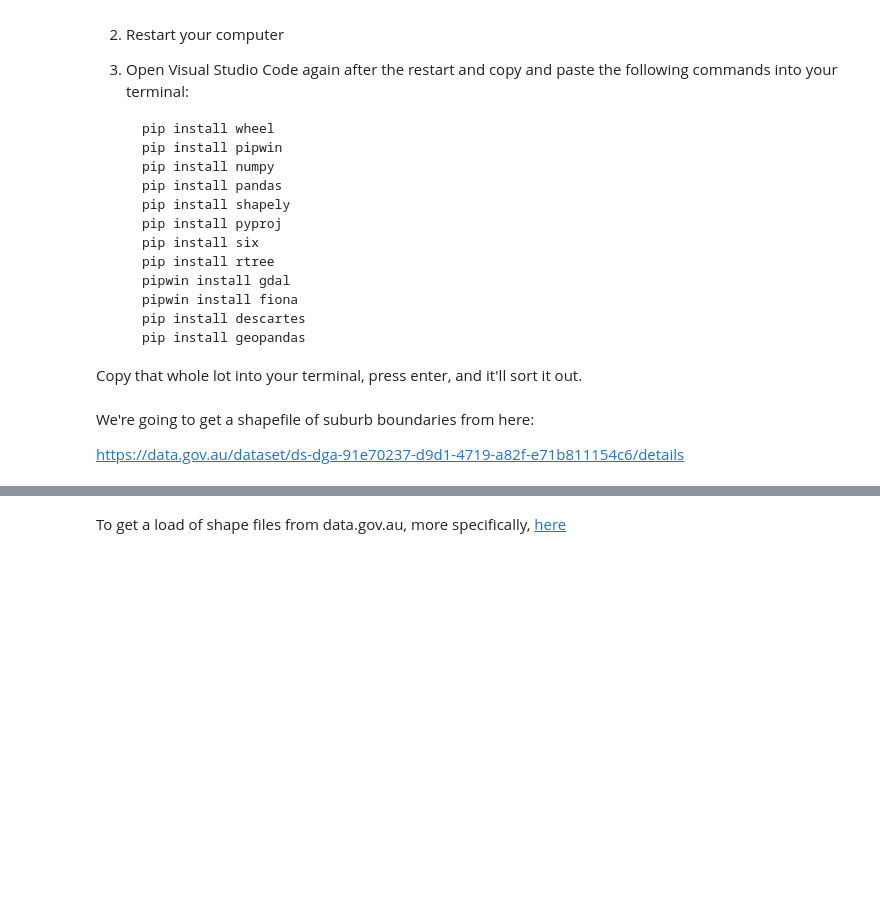
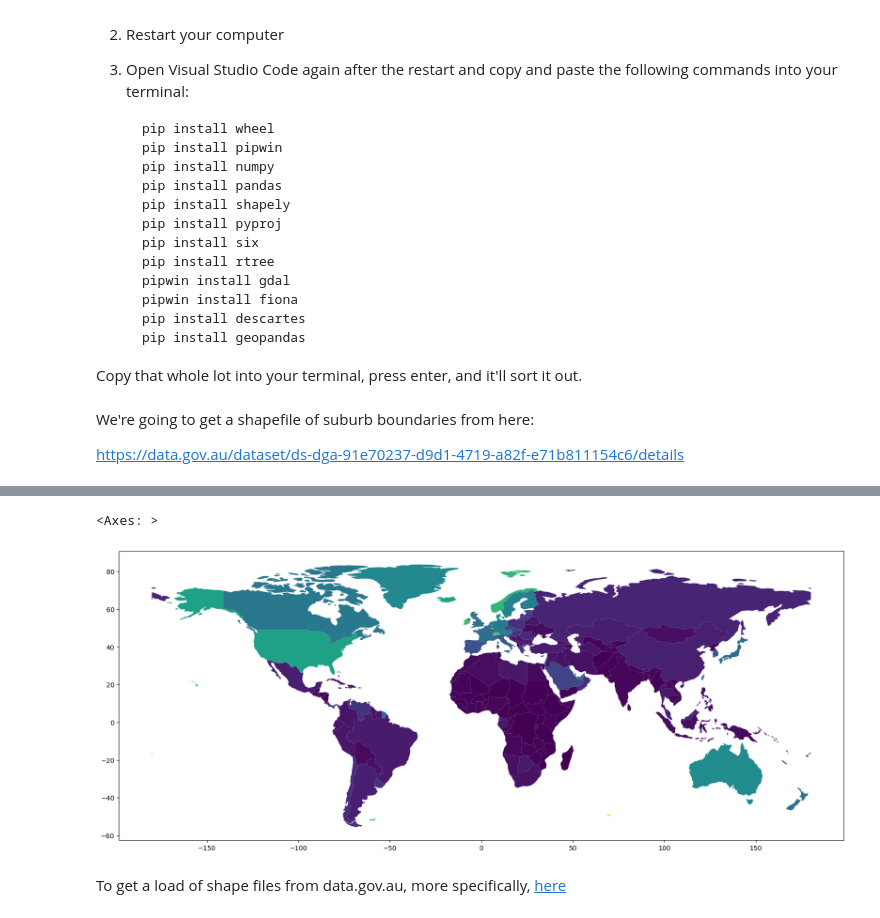
Before and after one commit to HongjunQian/data_project_2023, a Jupyter notebook: maps/edu-map.ipynb, the cells around one changed output, grey strips where cells are left out. Drawn from its saved outputs; the diff is of its cells as text; code cells hidden in the pictures; blank space fills up the shorter version.

```diff
--- a/maps/edu-map.ipynb
+++ b/maps/edu-map.ipynb
@@ -66,3 +127,9 @@ plt.rcParams['figure.figsize'] = (20, 10)
+# %%
+world['gdp_per_cap'] = world.gdp_md_est / world.pop_est
+world.plot(column='gdp_per_cap')
+# %% [output]
+<Axes: >
+[figure, added]
 # %% [markdown]
 To get a load of shape files from data.gov.au, more specifically, [here](https://data.gov.au/dataset/nsw-suburb-locality-boundaries-psma-administrative-boundaries/resource/bf8b5180-fcea-44bd-bd76-af14cc4b0fe0)
 # %%
```
Also changed, not shown: parts of 7 cells of this notebook, 2 other files.
